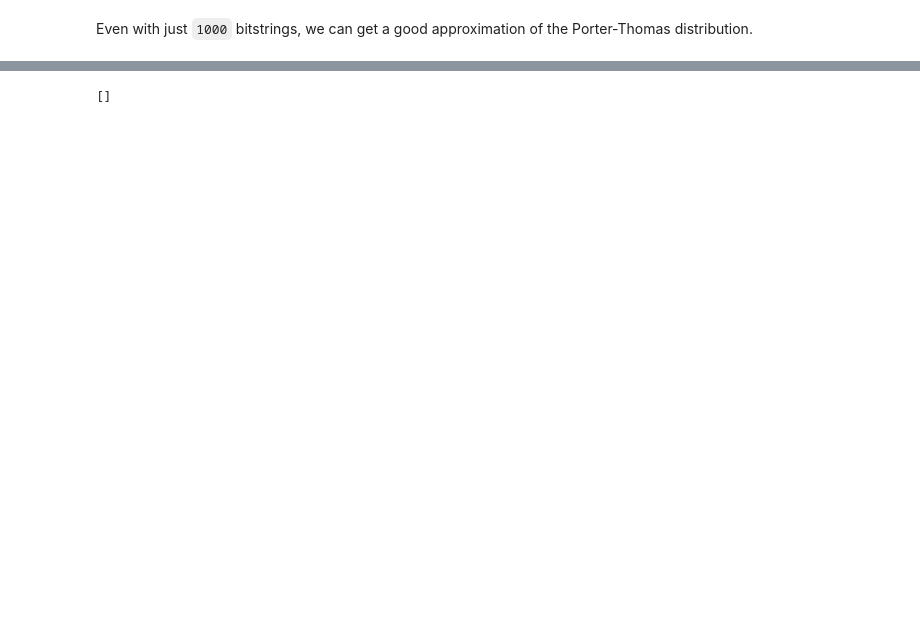
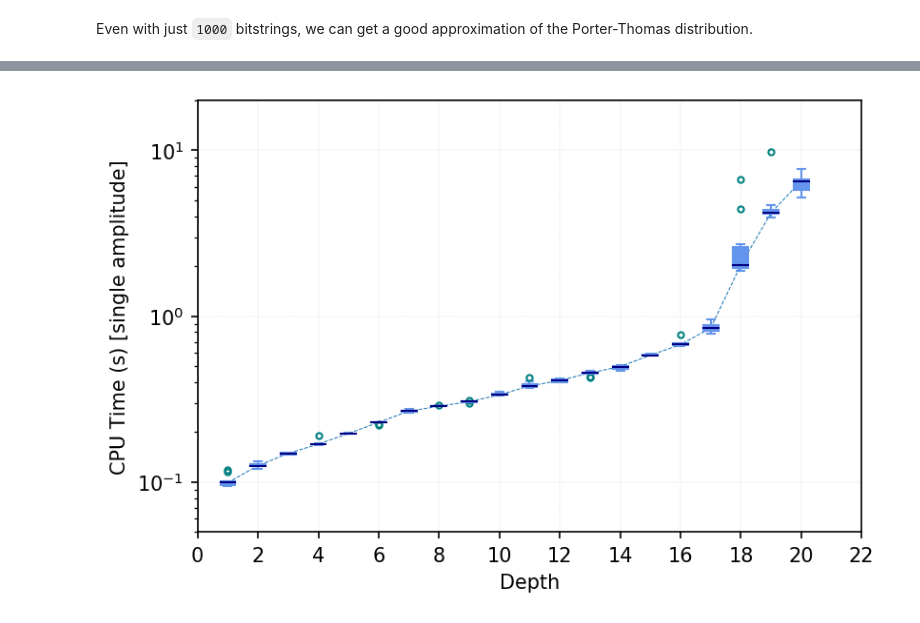
Before and after one commit to ngnrsaa/qflex, a Jupyter notebook: numerics/qFlex_IBM_Rochester.ipynb, the cells around one changed output, grey strips where cells are left out. Saved outputs shown, nothing was run; the diff lists cells and outputs as text; code cells hidden in the pictures; blank space fills up the shorter version.

```diff
--- a/numerics/qFlex_IBM_Rochester.ipynb
+++ b/numerics/qFlex_IBM_Rochester.ipynb
@@ -287,11 +296,35 @@ Even with just `1000` bitstrings, we can get a good approximation of the Porter-
 # %%
-options = {
-  'circuit': get_rqc(20),
-  'ordering': ibm_rochester_ordering.split('\n'),
-  'grid': ibm_rochester,
-  'final_state' : get_bitstrings(1)[0]
-}
+cpu_time = {}
 
-qflex.simulate(options)
+for depth in range(1, 21):
+
+  cpu_time[depth] = np.empty(10)
+  for i in tqdm(range(10)):
+
+    options = {
+      'circuit': get_rqc(depth),
+      'ordering': ibm_rochester_ordering.split('\n'),
+      'grid': ibm_rochester,
+      'final_state' : get_bitstrings(1)[0]
+    }
+
+    __t = time()
+    qflex.simulate(options)
+    cpu_time[depth][i] = (time() - __t)
-# %% [output]
-[]
+# %%
+bplot = plt.boxplot([x for x in cpu_time.values()], patch_artist=True, notch=False)
+for item in ['boxes', 'whiskers', 'fliers', 'caps']:
+  plt.setp(bplot[item], color='cornflowerblue')
+plt.setp(bplot['medians'], color='navy')
+plt.setp(bplot['fliers'], markeredgecolor='teal', markersize=3.0)
+plt.plot(range(1,21), [np.median(x) for x in cpu_time.values()], '--', linewidth=0.5)
+plt.yscale('log')
+plt.grid(linestyle=':', linewidth=0.2)
+plt.xlabel('Depth')
+plt.ylabel('CPU Time (s) [single amplitude]')
+plt.xlim(0, 22)
+plt.ylim(0.05, 20)
+plt.xticks(range(0, 23, 2), range(0, 23, 2))
+plt.show()
+# %% [output]
+[figure, added]
```
Also changed, not shown: parts of 4 cells of this notebook, 1 other file.
